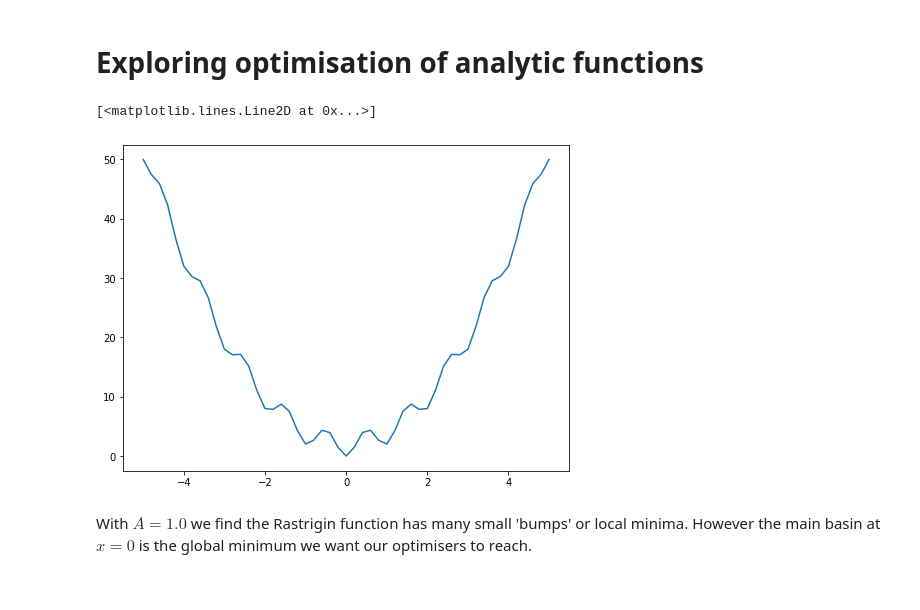
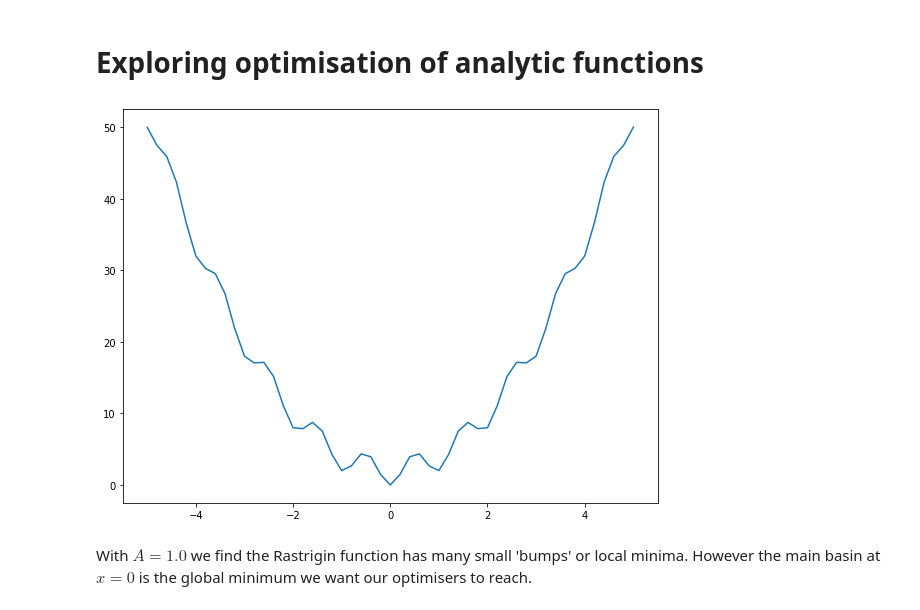
Before and after one commit to samisnotinsane/deep-learning-soton, a Jupyter notebook: 03_optimisation/DL_Lab_3.ipynb, the cells around one changed output. Saved outputs shown, nothing was run; the diff lists cells and outputs as text; code cells hidden in the pictures.

```diff
--- a/03_optimisation/DL_Lab_3.ipynb
+++ b/03_optimisation/DL_Lab_3.ipynb
@@ -19,9 +19,10 @@ z = rastrigin(torch.tensor([xs,ys]), A=1.0).numpy()
 # %%
 fig, ax = plt.subplots(figsize=(8,6))
 ax.plot(xs, z)
+plt.tight_layout()
+plt.savefig('rastrigin.png')
 # %% [output]
-[<matplotlib.lines.Line2D at 0x...>]
-[figure, old version]
+[figure, new version]
 # %% [markdown]
 With $A=1.0$ we find the Rastrigin function has many small 'bumps' or local minima. However the main basin at $x=0$ is the global minimum we want our optimisers to reach.
 # %%
```
Also changed, not shown: parts of 6 cells of this notebook, 46 other files.
